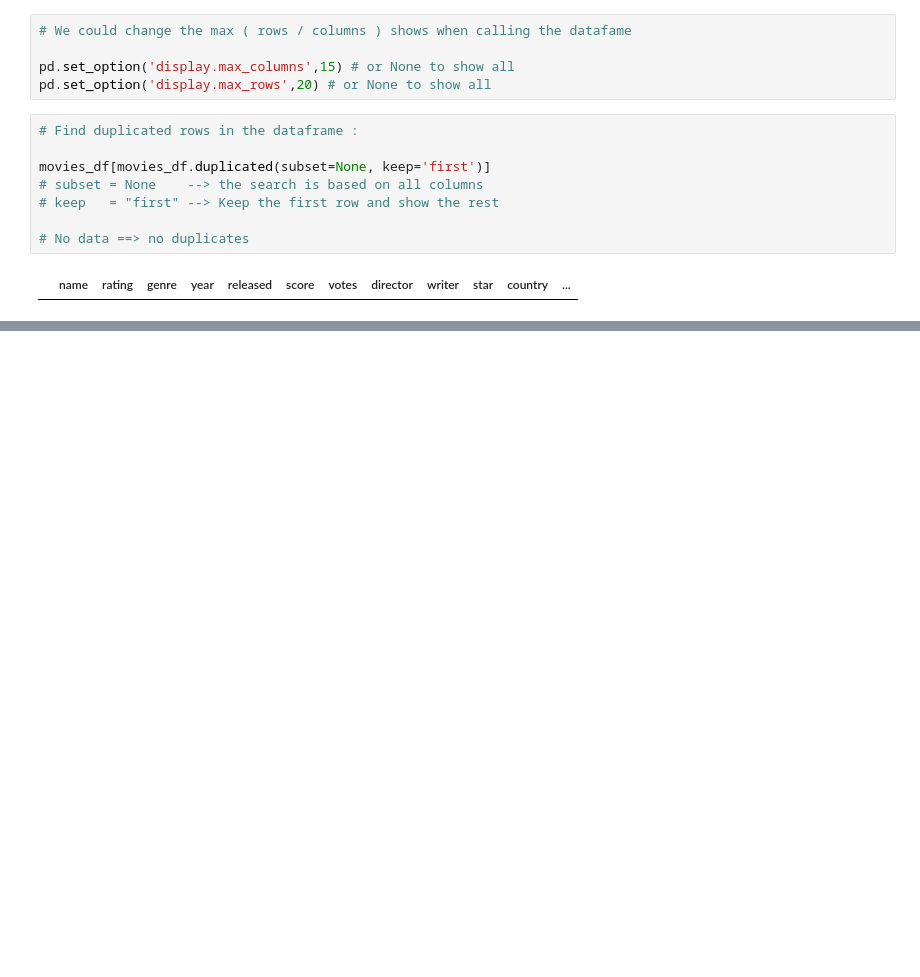
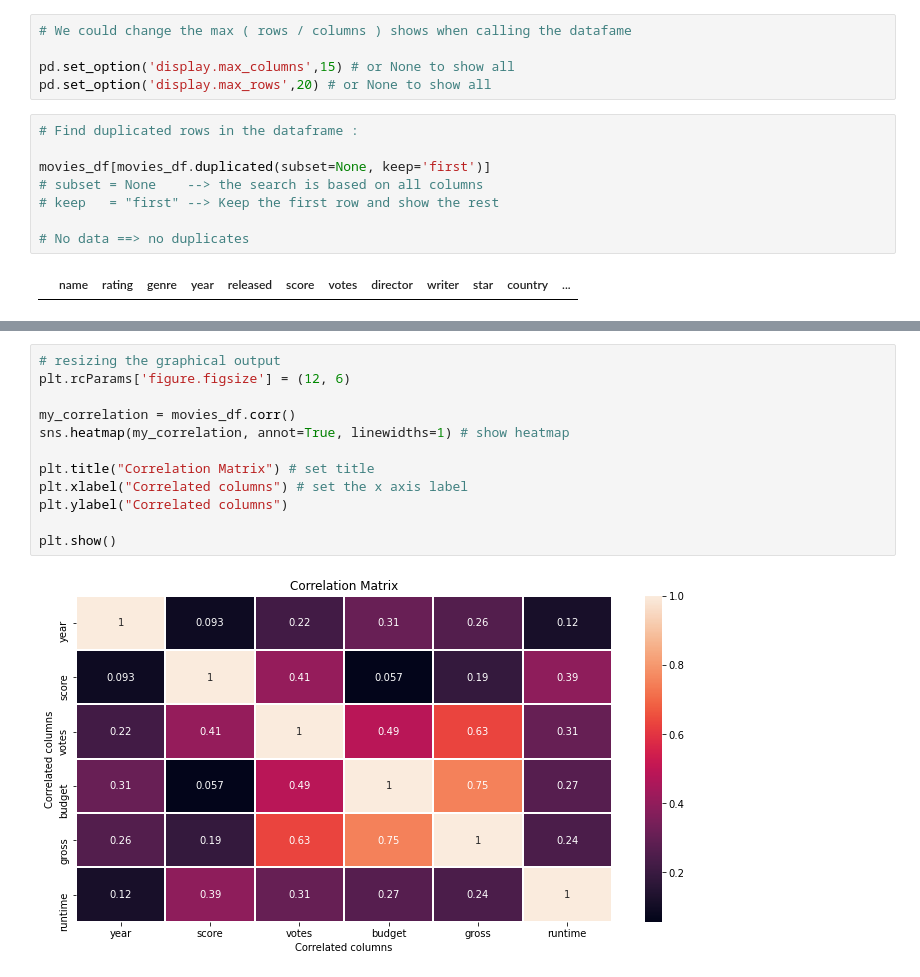
Before and after one commit to Ahmed-Elloumi/PortfolioProjects, a Jupyter notebook: Movies correlations project.ipynb, the cells around one changed output, grey strips where cells are left out. Drawn from its saved outputs; the diff is of its cells as text; blank space fills up the shorter version.

```diff
--- a/Movies correlations project.ipynb
+++ b/Movies correlations project.ipynb
@@ -182,0 +199,14 @@ movies_df[movies_df.duplicated(subset=["company","country","director","genre","w
+# %%
+# resizing the graphical output
+plt.rcParams['figure.figsize'] = (12, 6)
+
+my_correlation = movies_df.corr()
+sns.heatmap(my_correlation, annot=True, linewidths=1) # show heatmap
+
+plt.title("Correlation Matrix") # set title
+plt.xlabel("Correlated columns") # set the x axis label
+plt.ylabel("Correlated columns")
+
+plt.show()
+# %% [output]
+[figure, added]
```
Also changed, not shown: parts of 4 cells of this notebook.
